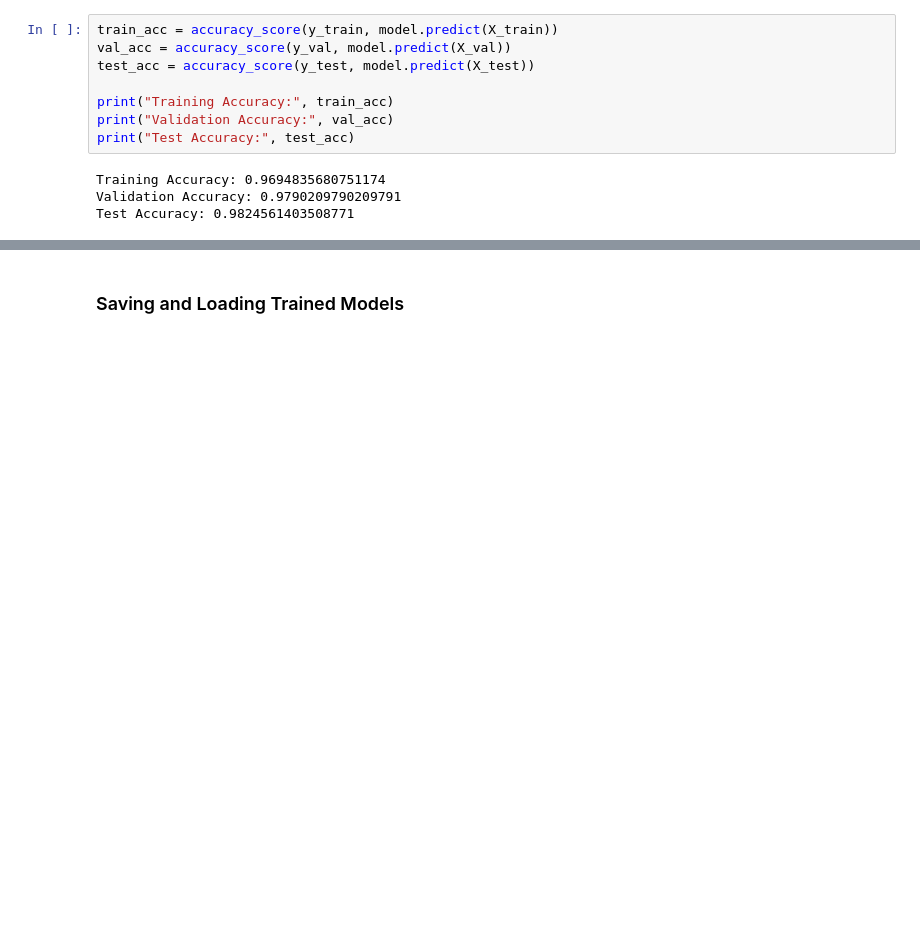
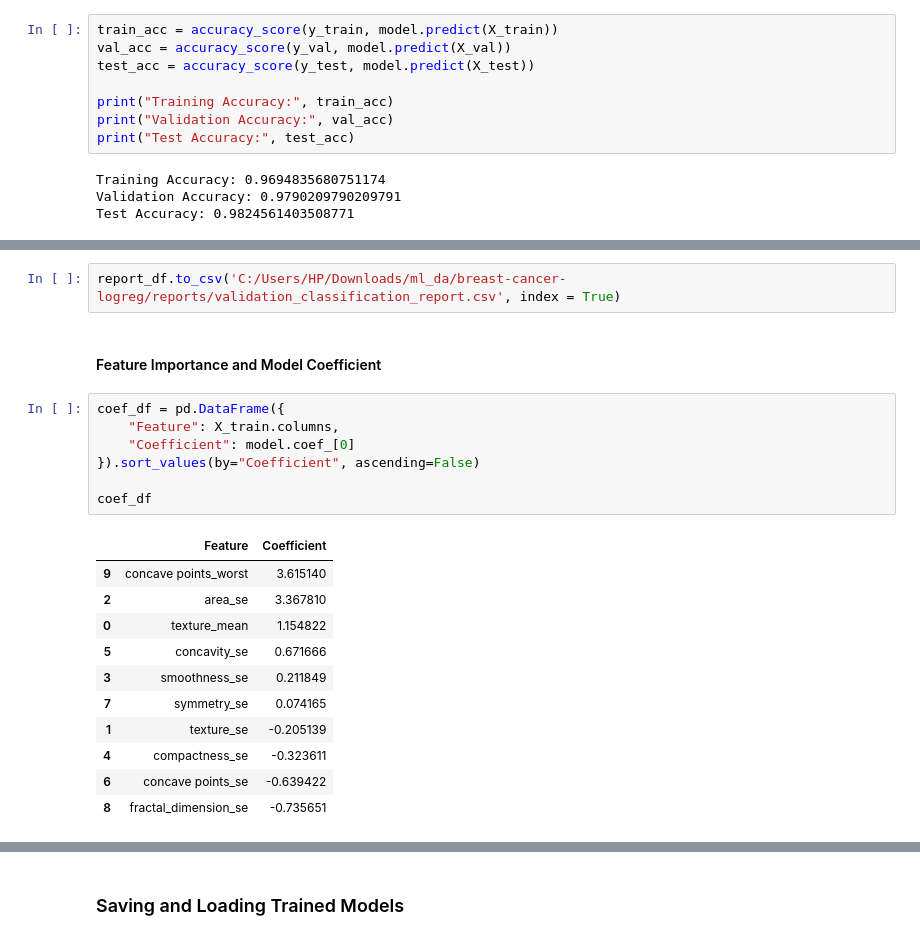
Before and after one commit to OjPreshuz/breast-cancer-logreg, a Jupyter notebook: notebooks/data_exploration.ipynb, the cells around one changed output, grey strips where cells are left out. Drawn from its saved outputs; the diff is of its cells as text; blank space fills up the shorter version.

```diff
--- a/notebooks/data_exploration.ipynb
+++ b/notebooks/data_exploration.ipynb
@@ -481,0 +482,23 @@ coef_df.head(5)
+# %%
+report_df.to_csv('C:/Users/HP/Downloads/ml_da/breast-cancer-logreg/reports/validation_classification_report.csv', index = True)
+# %% [markdown]
+#### Feature Importance and Model Coefficient
+# %%
+coef_df = pd.DataFrame({
+    "Feature": X_train.columns,
+    "Coefficient": model.coef_[0]
+}).sort_values(by="Coefficient", ascending=False)
+
+coef_df
+# %% [output]
+|  | Feature | Coefficient |
+| 9 | concave points_worst | 3.615140 |
+| 2 | area_se | 3.367810 |
+| 0 | texture_mean | 1.154822 |
+| 5 | concavity_se | 0.671666 |
+| 3 | smoothness_se | 0.211849 |
+| 7 | symmetry_se | 0.074165 |
+| 1 | texture_se | -0.205139 |
+| 4 | compactness_se | -0.323611 |
+| 6 | concave points_se | -0.639422 |
+| 8 | fractal_dimension_se | -0.735651 |
```
Also changed, not shown: parts of 5 cells of this notebook, 1 other file.
